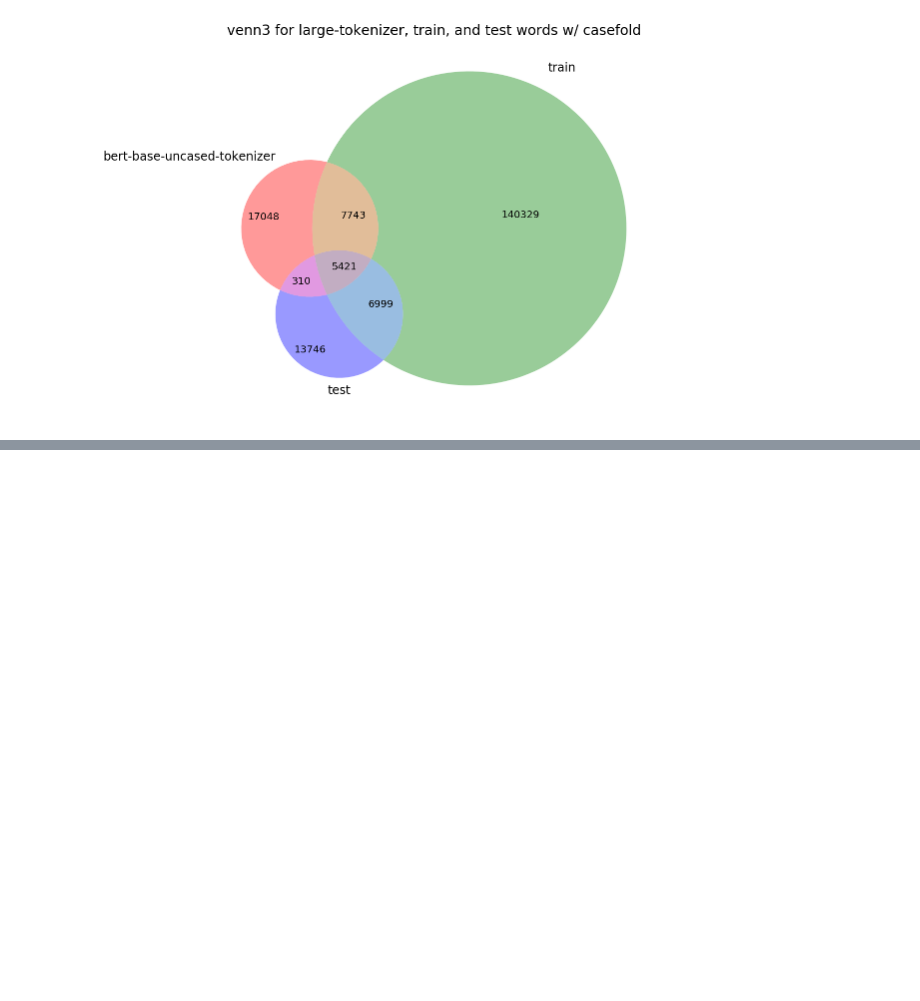
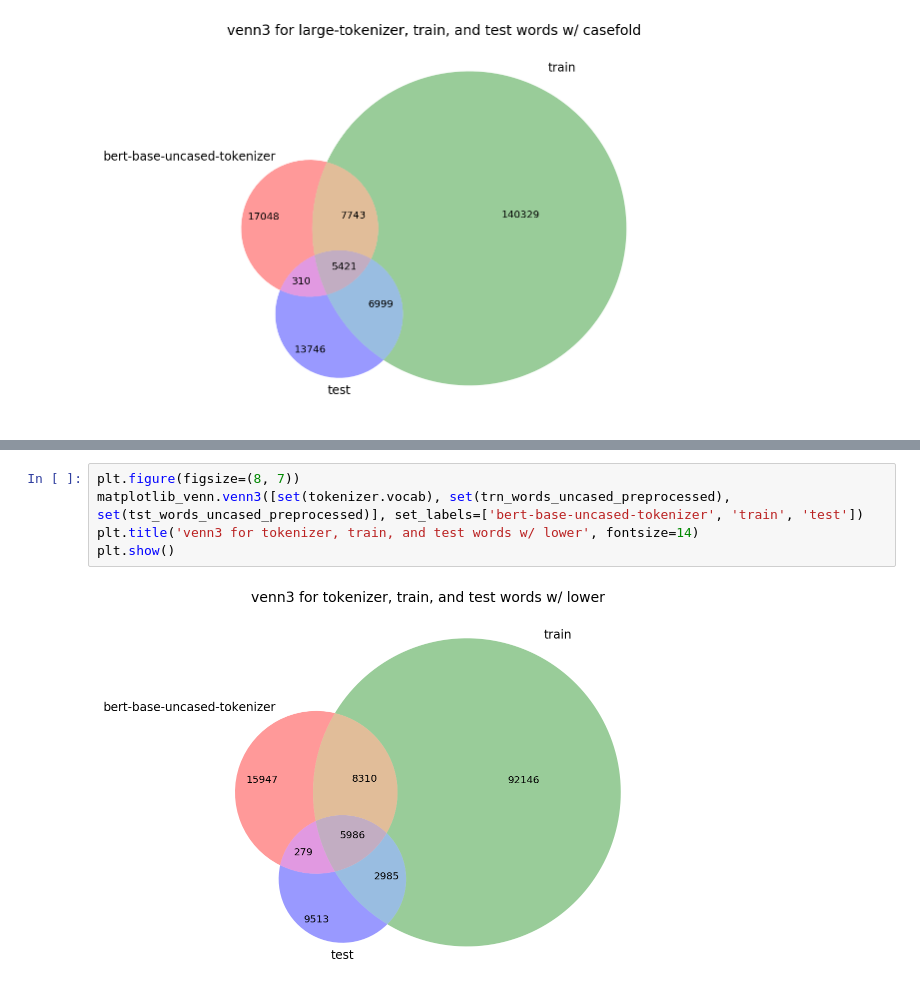
Before and after one commit to guchio3/kaggle-google-quest, a Jupyter notebook: notebooks/e002_eda.ipynb, the cells around one changed output, grey strips where cells are left out. Cells and saved outputs as stored; diff of their text form; blank space fills up the shorter version.

```diff
--- a/notebooks/e002_eda.ipynb
+++ b/notebooks/e002_eda.ipynb
@@ -138,0 +241,7 @@ plt.show()
+# %%
+plt.figure(figsize=(8, 7))
+matplotlib_venn.venn3([set(tokenizer.vocab), set(trn_words_uncased_preprocessed), set(tst_words_uncased_preprocessed)], set_labels=['bert-base-uncased-tokenizer', 'train', 'test'])
+plt.title('venn3 for tokenizer, train, and test words w/ lower', fontsize=14)
+plt.show()
+# %% [output]
+[figure, added]
```
Also changed, not shown: parts of 10 cells of this notebook, 8 other files.
